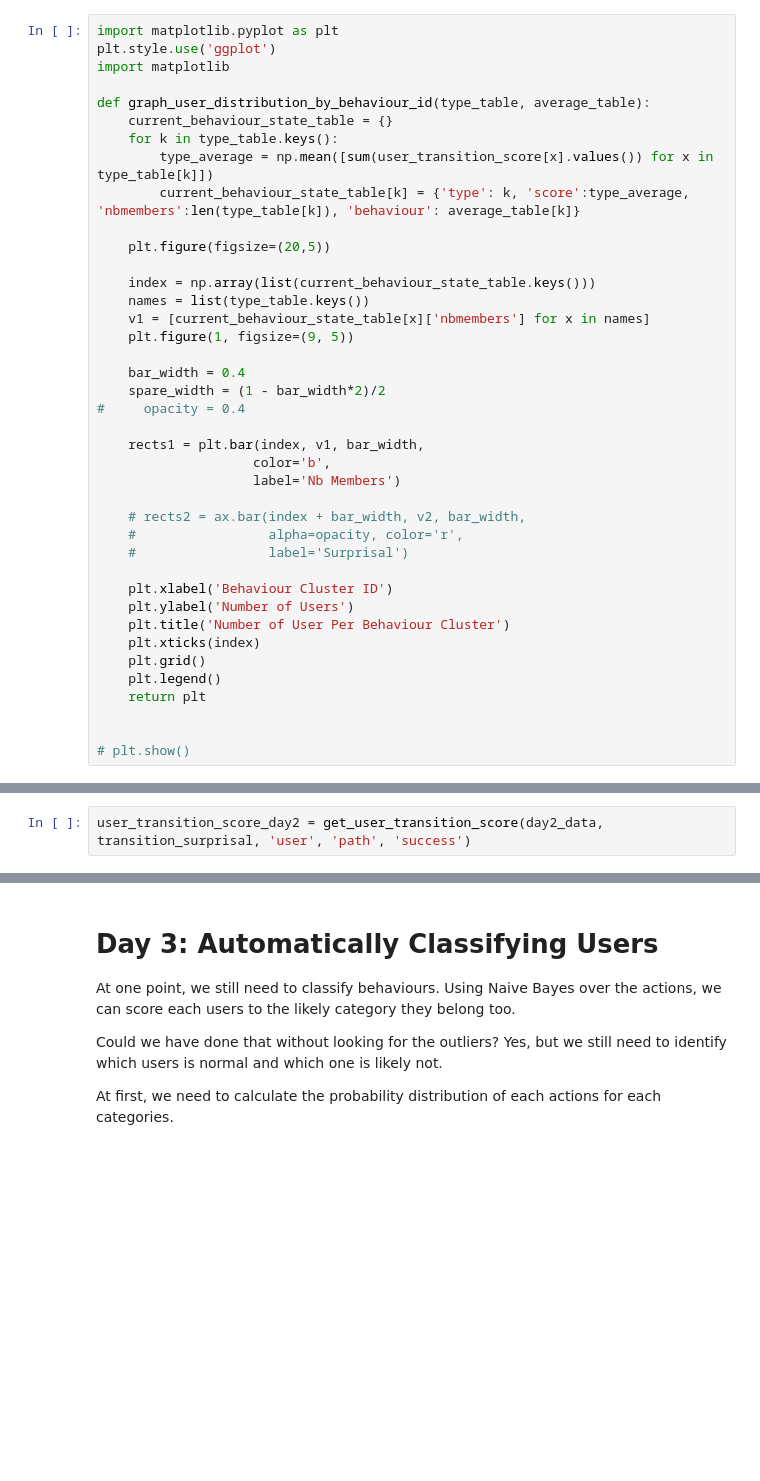
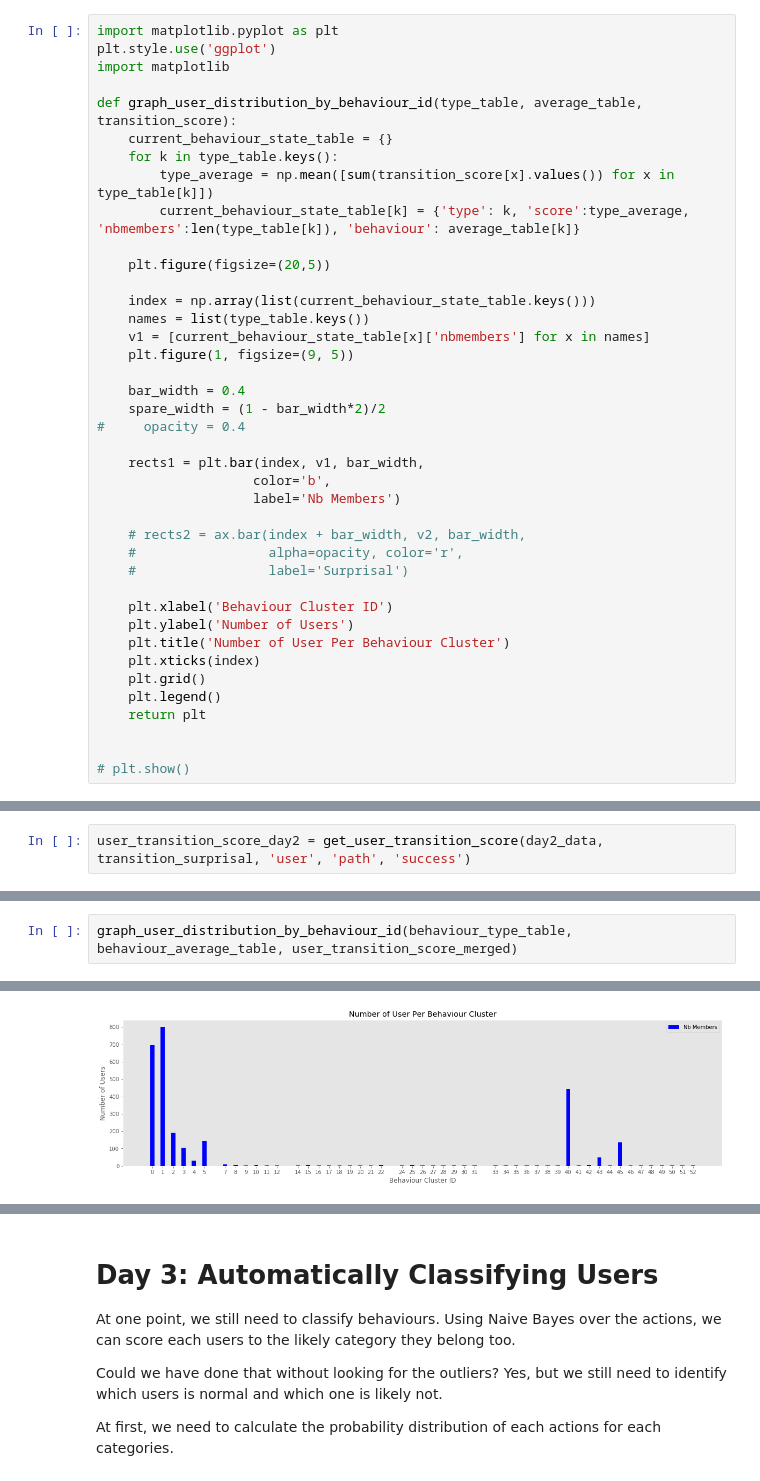
Before and after one commit to cerebraljam/find_outliers_in_logs, a Jupyter notebook: find_outliers_in_logs.ipynb, the cells around one changed output, grey strips where cells are left out. Saved outputs shown, nothing was run; the diff lists cells and outputs as text; blank space fills up the shorter version.

```diff
--- a/find_outliers_in_logs.ipynb
+++ b/find_outliers_in_logs.ipynb
@@ -530,10 +529,10 @@ import matplotlib.pyplot as plt
 plt.style.use('ggplot')
 import matplotlib
 
-def graph_user_distribution_by_behaviour_id(type_table, average_table):
+def graph_user_distribution_by_behaviour_id(type_table, average_table, transition_score):
     current_behaviour_state_table = {}
     for k in type_table.keys():
-        type_average = np.mean([sum(user_transition_score[x].values()) for x in type_table[k]])
+        type_average = np.mean([sum(transition_score[x].values()) for x in type_table[k]])
         current_behaviour_state_table[k] = {'type': k, 'score':type_average, 'nbmembers':len(type_table[k]), 'behaviour': average_table[k]}
 
     plt.figure(figsize=(20,5))
@@ -748,0 +804,3 @@ for k in behaviour_type_table.keys():
+# %%
+graph_user_distribution_by_behaviour_id(behaviour_type_table, behaviour_average_table, user_transition_score_merged)
+# %% [output]
@@ -748,0 +808 @@ for k in behaviour_type_table.keys():
+[figure, added]
```
Also changed, not shown: parts of 28 cells of this notebook.
